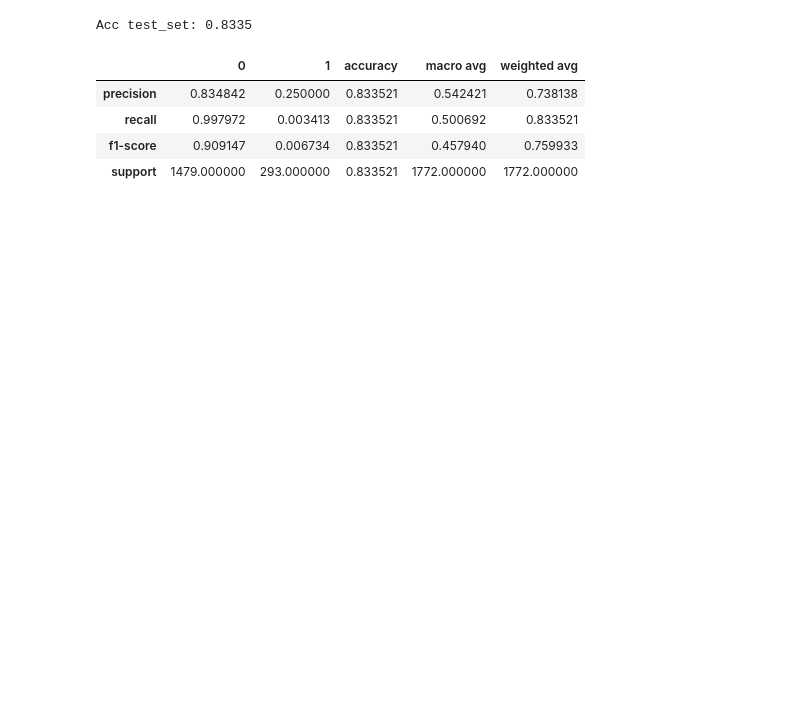
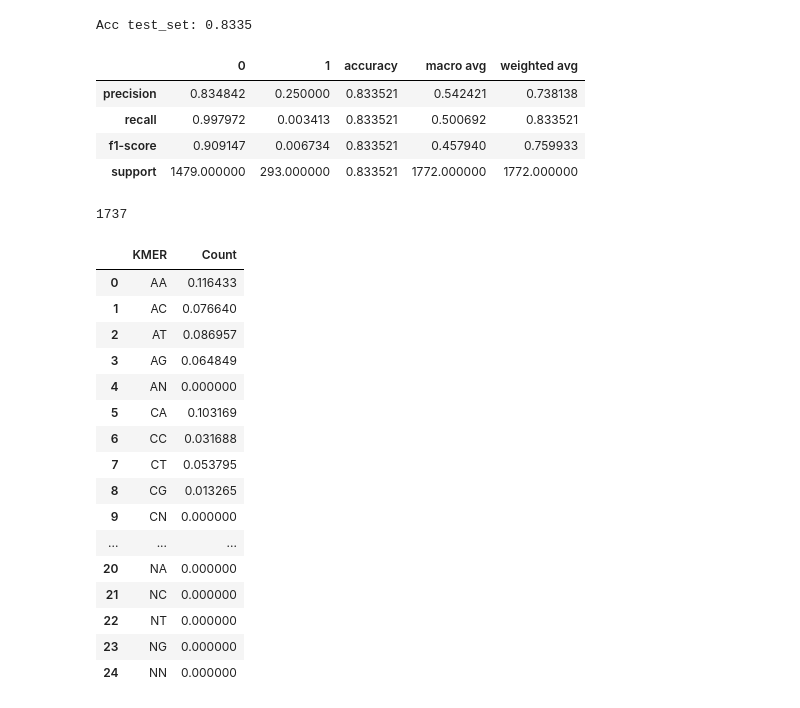
Before and after one commit to lucas-coutinho/torchmetagen, a Jupyter notebook: viral_classification.ipynb, the cells around one changed output. Drawn from its saved outputs; the diff is of its cells as text; code cells hidden in the pictures; blank space fills up the shorter version.

```diff
--- a/viral_classification.ipynb
+++ b/viral_classification.ipynb
@@ -98,0 +135,4 @@ Acc test_set: 0.8335
+# %%
+n_kmers
+# %% [output]
+1737
@@ -98,0 +142,20 @@ Acc test_set: 0.8335
+# %%
+kmer
+# %% [output]
+|  | KMER | Count |
+| 0 | AA | 0.116433 |
+| 1 | AC | 0.076640 |
+| 2 | AT | 0.086957 |
+| 3 | AG | 0.064849 |
+| 4 | AN | 0.000000 |
+| 5 | CA | 0.103169 |
+| 6 | CC | 0.031688 |
+| 7 | CT | 0.053795 |
+| 8 | CG | 0.013265 |
+| 9 | CN | 0.000000 |
+| ... | ... | ... |
+| 20 | NA | 0.000000 |
+| 21 | NC | 0.000000 |
+| 22 | NT | 0.000000 |
+| 23 | NG | 0.000000 |
+| 24 | NN | 0.000000 |
```
Also changed, not shown: parts of 10 cells of this notebook, 1 other file.
